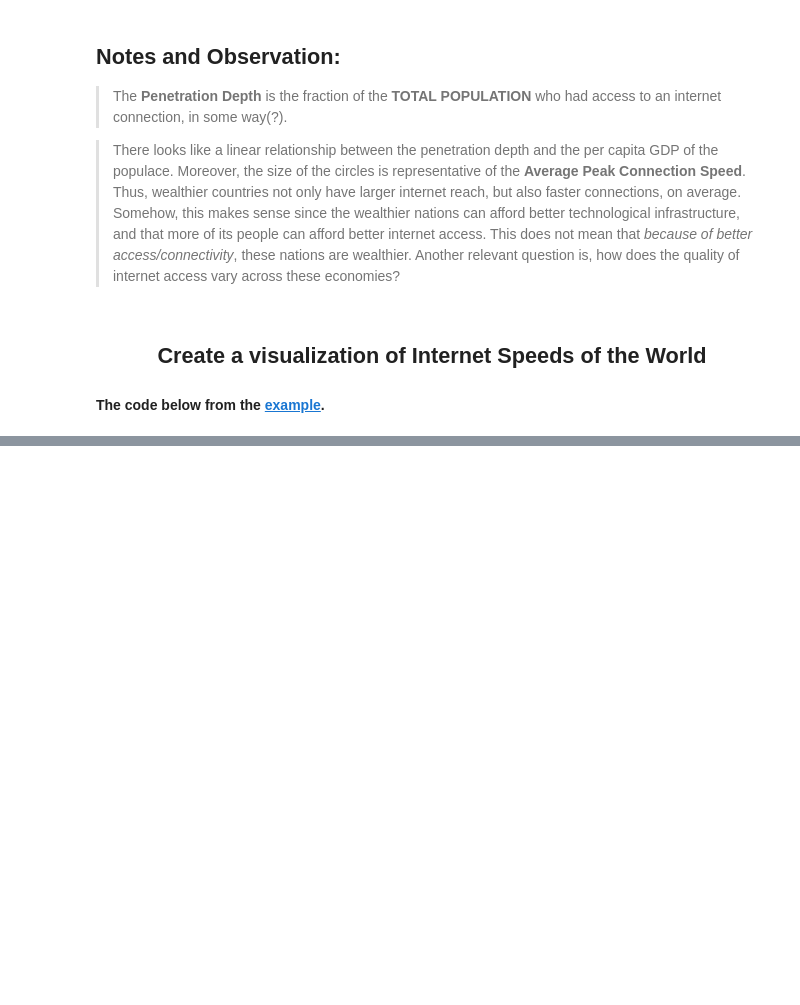
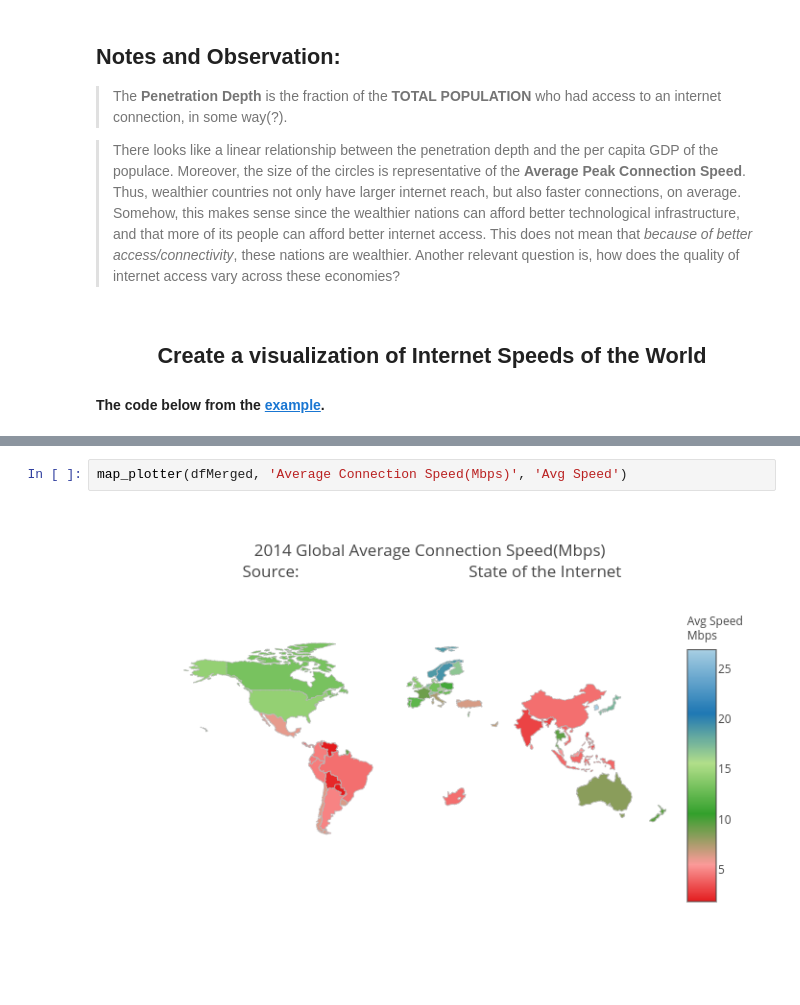
Before and after one commit to gmsardane/Exploring-the-state-of-the-Internet-in-Various-Economies, a Jupyter notebook: Status_of_the_Internet_in_the_World.ipynb, the cells around one changed output, grey strips where cells are left out. Saved outputs shown, nothing was run; the diff lists cells and outputs as text; blank space fills up the shorter version.

```diff
--- a/Status_of_the_Internet_in_the_World.ipynb
+++ b/Status_of_the_Internet_in_the_World.ipynb
@@ -256,0 +263,4 @@ py.image.ishow(fig)
+# %%
+map_plotter(dfMerged, 'Average Connection Speed(Mbps)', 'Avg Speed')
+# %% [output]
+[figure, added]
```
Also changed, not shown: parts of 2 cells of this notebook.
